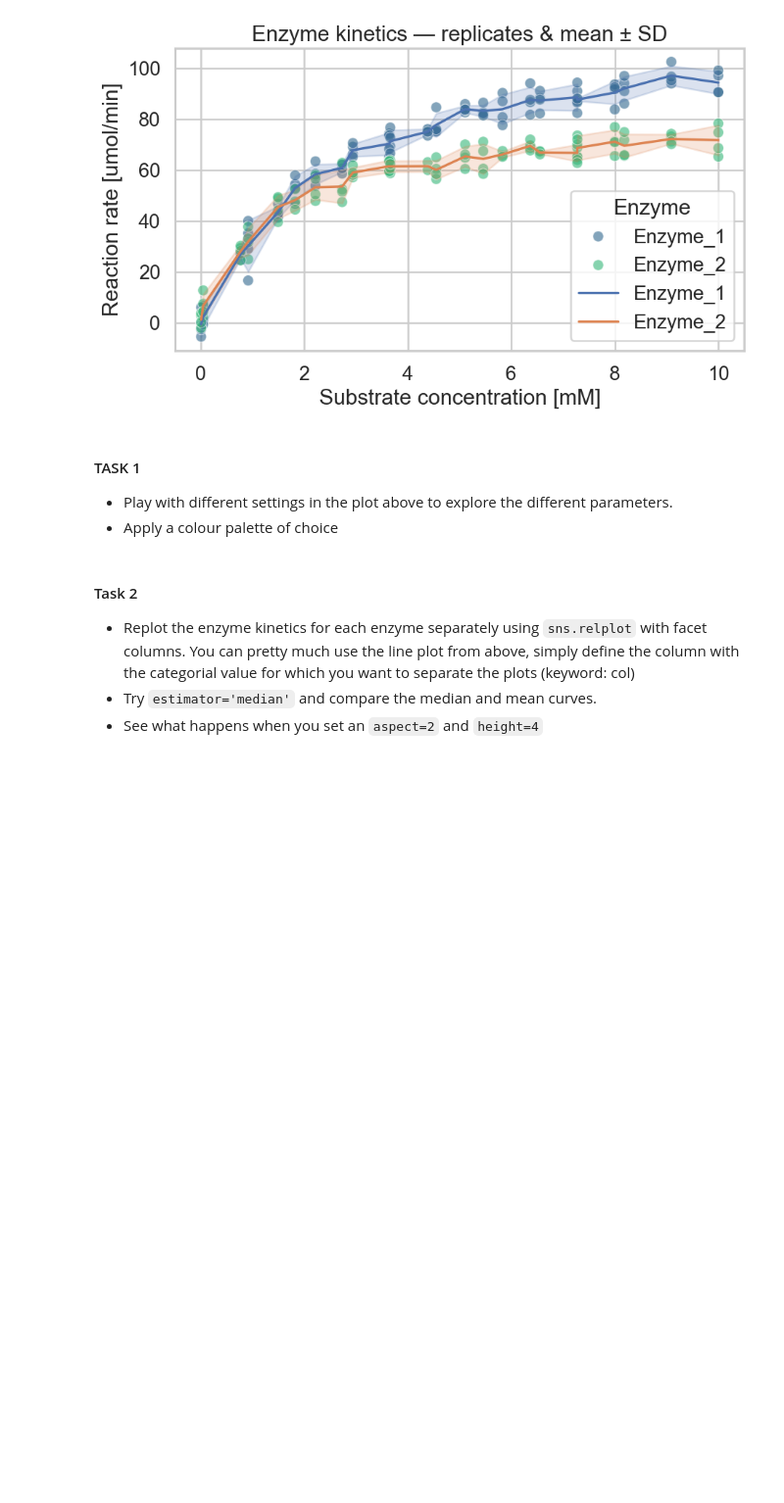
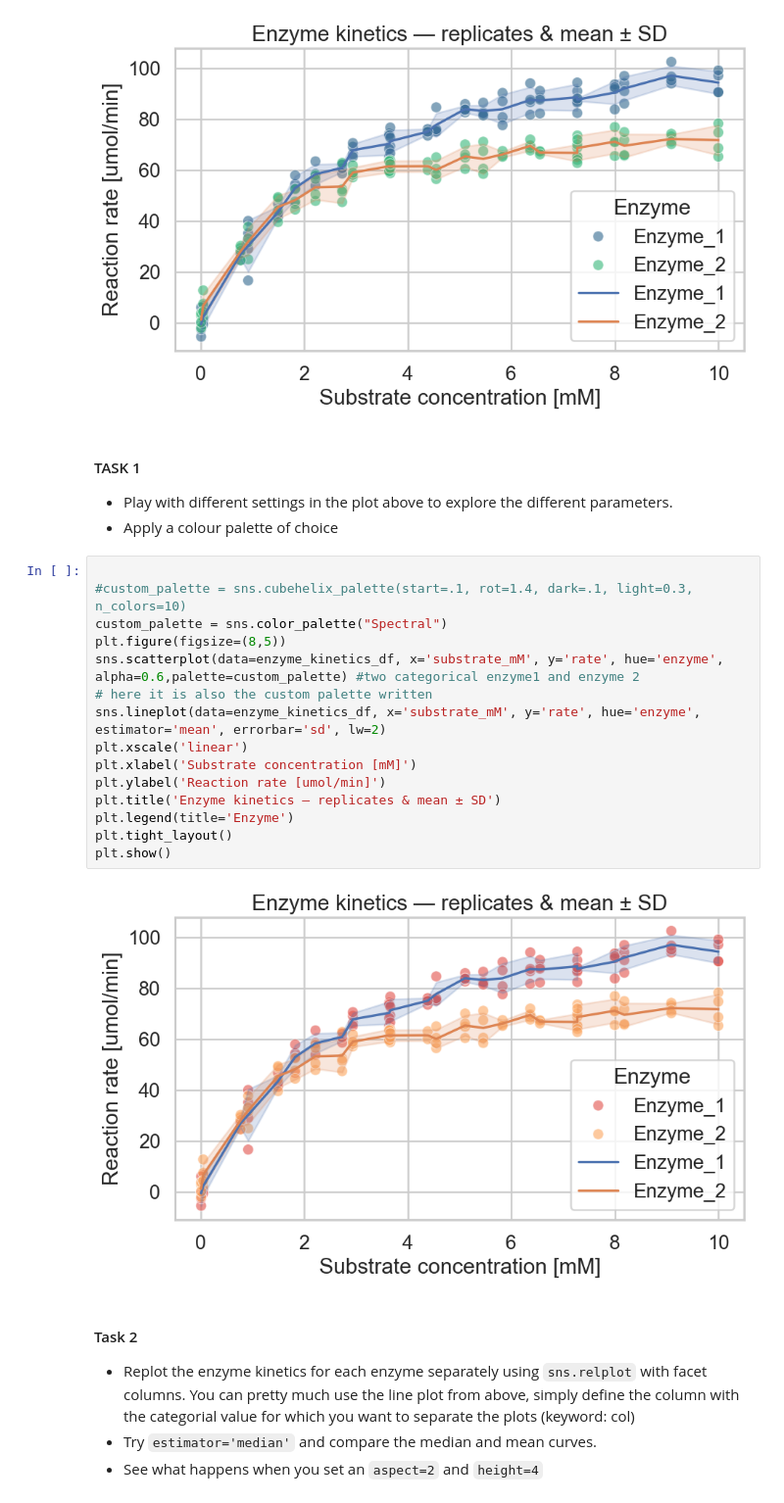
Before and after one commit to Hassan-Haydar/DSA103, a Jupyter notebook: LifeScienceData/lecture18/visualisation.ipynb, the cells around one changed output. Shown at 98% size. Cells and saved outputs as stored; diff of their text form; blank space fills up the shorter version.

```diff
--- a/LifeScienceData/lecture18/visualisation.ipynb
+++ b/LifeScienceData/lecture18/visualisation.ipynb
@@ -63,6 +63,23 @@ plt.show()
 #### TASK 1
 - Play with different settings in the plot above to explore the different parameters.
 - Apply a colour palette of choice
+# %%
+
+#custom_palette = sns.cubehelix_palette(start=.1, rot=1.4, dark=.1, light=0.3, n_colors=10)
+custom_palette = sns.color_palette("Spectral")
+plt.figure(figsize=(8,5))
+sns.scatterplot(data=enzyme_kinetics_df, x='substrate_mM', y='rate', hue='enzyme', alpha=0.6,palette=custom_palette) #two categorical enzyme1 and enzyme 2
+# here it is also the custom palette written
+sns.lineplot(data=enzyme_kinetics_df, x='substrate_mM', y='rate', hue='enzyme', estimator='mean', errorbar='sd', lw=2)
+plt.xscale('linear')
+plt.xlabel('Substrate concentration [mM]')
+plt.ylabel('Reaction rate [umol/min]')
+plt.title('Enzyme kinetics — replicates & mean ± SD')
+plt.legend(title='Enzyme')
+plt.tight_layout()
+plt.show()
+# %% [output]
+[figure, added]
 # %% [markdown]
 #### Task 2
 - Replot the enzyme kinetics for each enzyme separately using `sns.relplot` with facet columns. You can pretty much use the line plot from above, simply define the column with the categorial value for which you want to separate the plots (keyword: col)
```
Also changed, not shown: parts of 8 cells of this notebook.
